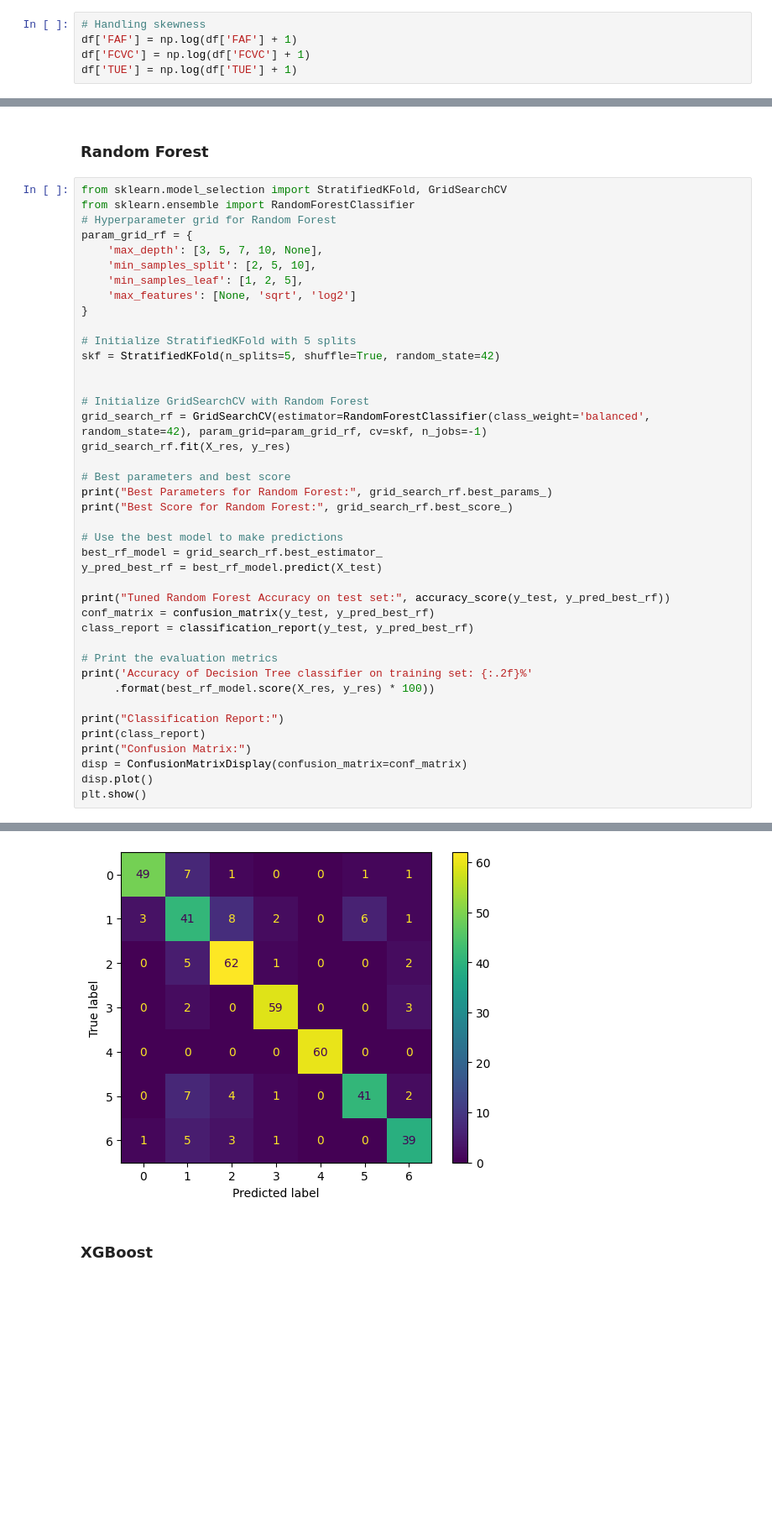
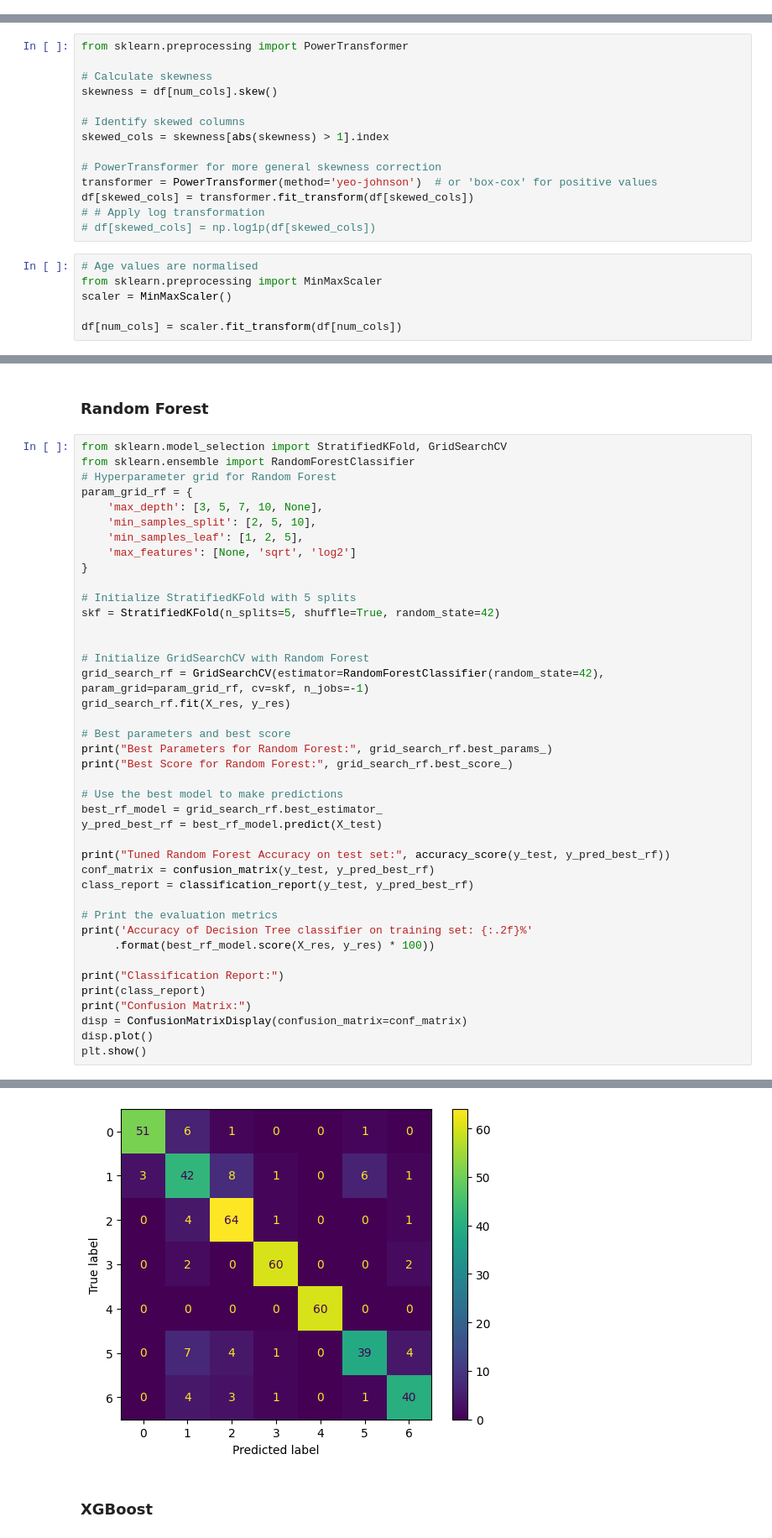
Before and after one commit to dang-nguyendd/ds_data_modelling, a Jupyter notebook: s3759957.ipynb, the cells around one changed output, grey strips where cells are left out. Shown at 84% size. Cells and saved outputs as stored; diff of their text form; blank space fills up the shorter version.

```diff
--- a/s3759957.ipynb
+++ b/s3759957.ipynb
@@ -635,8 +611,3 @@ Feature Creating are conducted in this part as Mass Body Index is calculated bas
 # %%
 # Calculate the Mass Body Index (MBI) as Weight / (Height^2)
 df['Mass_body_index'] = df['Weight'] / (df['Height'] ** 2)
-# %%
-# Handling skewness
-df['FAF'] = np.log(df['FAF'] + 1)
-df['FCVC'] = np.log(df['FCVC'] + 1)
-df['TUE'] = np.log(df['TUE'] + 1)
@@ -665,6 +627,26 @@ Categorical Variables:
 ['Gender', 'family_history_with_overweight', 'FAVC', 'CAEC', 'SMOKE', 'SCC', 'CALC', 'MTRANS', 'NObeyesdad']
 Numerical Variables:
 ['Age', 'FCVC', 'NCP', 'CH2O', 'FAF', 'TUE', 'Mass_body_index']
+# %%
+from sklearn.preprocessing import PowerTransformer
+
+# Calculate skewness
+skewness = df[num_cols].skew()
+
+# Identify skewed columns
+skewed_cols = skewness[abs(skewness) > 1].index
+
+# PowerTransformer for more general skewness correction
+transformer = PowerTransformer(method='yeo-johnson')  # or 'box-cox' for positive values
+df[skewed_cols] = transformer.fit_transform(df[skewed_cols])
+# # Apply log transformation
+# df[skewed_cols] = np.log1p(df[skewed_cols])
+# %%
+# Age values are normalised
+from sklearn.preprocessing import MinMaxScaler
+scaler = MinMaxScaler()
+
+df[num_cols] = scaler.fit_transform(df[num_cols])
 # %%
 plt.figure(figsize=(10, 8))
 sns.heatmap(df[num_cols].corr(), annot=True, cmap='coolwarm', fmt='.2f', cbar=True)
@@ -786,7 +768,7 @@ skf = StratifiedKFold(n_splits=5, shuffle=True, random_state=42)
 
 
 # Initialize GridSearchCV with Random Forest
-grid_search_rf = GridSearchCV(estimator=RandomForestClassifier(class_weight='balanced', random_state=42), param_grid=param_grid_rf, cv=skf, n_jobs=-1)
+grid_search_rf = GridSearchCV(estimator=RandomForestClassifier(random_state=42), param_grid=param_grid_rf, cv=skf, n_jobs=-1)
 grid_search_rf.fit(X_res, y_res)
 
 # Best parameters and best score
@@ -833,6 +815,6 @@ Overweight_Level_II       0.81      0.80      0.80        49
 
 Confusion Matrix:
-[figure, old version]
+[figure, new version]
 # %% [markdown]
 ### XGBoost
 # %%
```
Also changed, not shown: parts of 16 cells of this notebook, 1 other file.
